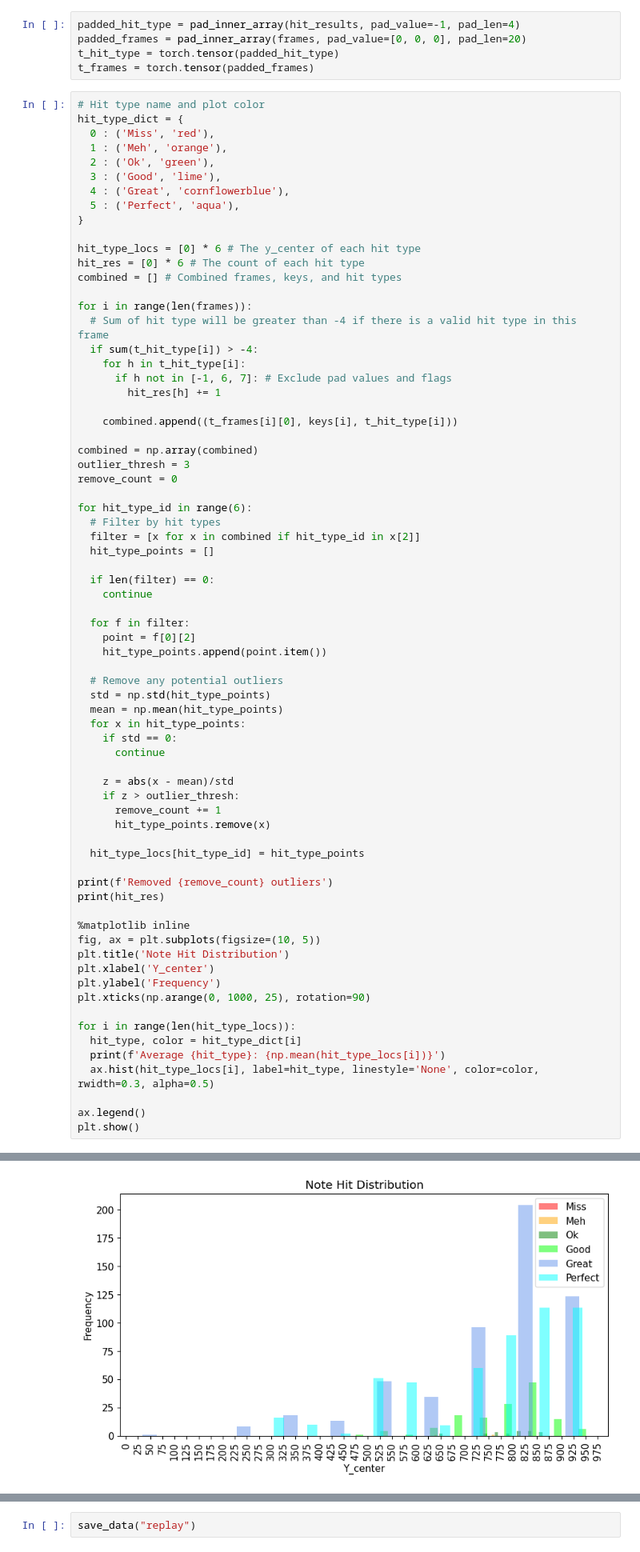
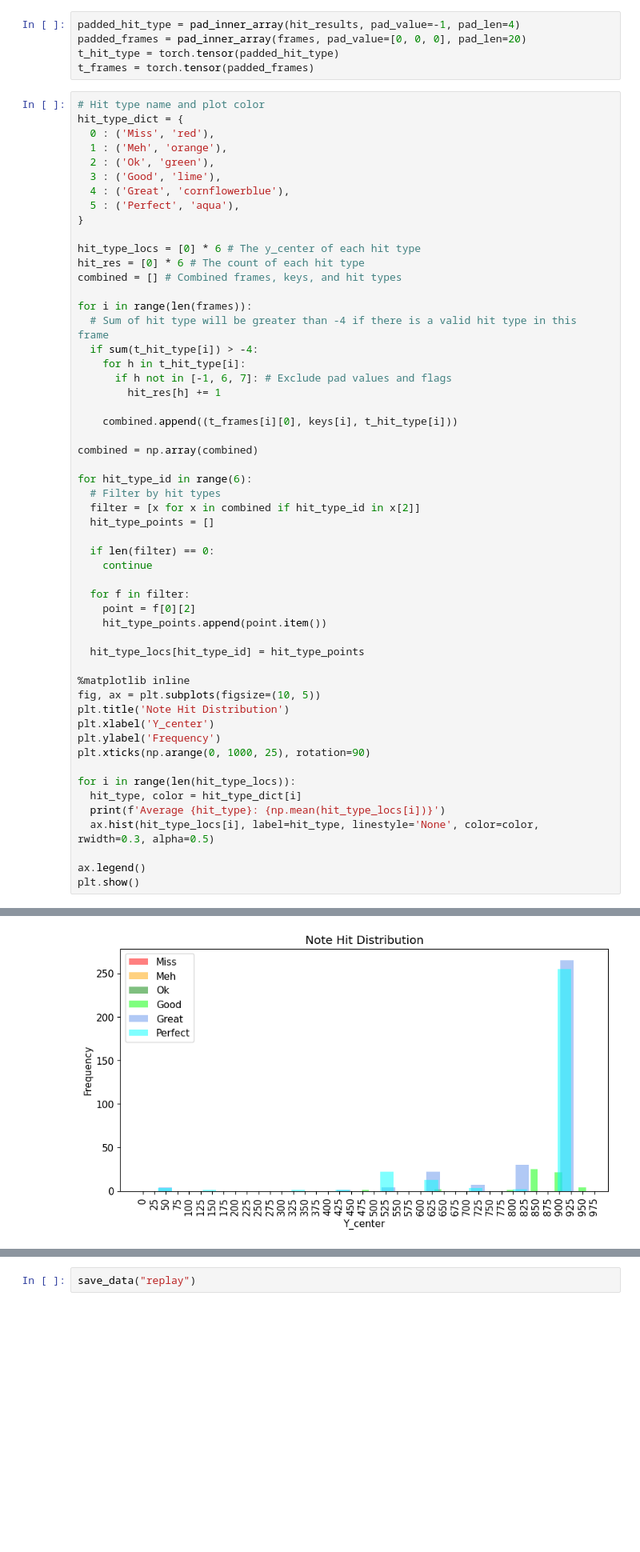
Before and after one commit to tianye-chen/Osu-mania-RL-agent, a Jupyter notebook: record_demo.ipynb, the cells around one changed output, grey strips where cells are left out. Shown at 80% size. Drawn from its saved outputs; the diff is of its cells as text; blank space fills up the shorter version.

```diff
--- a/record_demo.ipynb
+++ b/record_demo.ipynb
@@ -214,8 +153,6 @@ for i in range(len(frames)):
     combined.append((t_frames[i][0], keys[i], t_hit_type[i]))
 
 combined = np.array(combined)
-outlier_thresh = 3
-remove_count = 0
 
 for hit_type_id in range(6):
   # Filter by hit types
@@ -229,22 +166,7 @@ for hit_type_id in range(6):
     point = f[0][2]
     hit_type_points.append(point.item())
 
-  # Remove any potential outliers
-  std = np.std(hit_type_points)
-  mean = np.mean(hit_type_points)
-  for x in hit_type_points:
-    if std == 0:
-      continue
-
-    z = abs(x - mean)/std
-    if z > outlier_thresh:
-      remove_count += 1
-      hit_type_points.remove(x)
-
   hit_type_locs[hit_type_id] = hit_type_points
-
-print(f'Removed {remove_count} outliers')
-print(hit_res)
 
 %matplotlib inline
 fig, ax = plt.subplots(figsize=(10, 5))
@@ -272,4 +192,4 @@ Average Perfect: 760.9627450980392
-[figure, old version]
+[figure, new version]
 # %%
 def save_data(name):
     os.makedirs('./expert_demo/', exist_ok=True)
```
Also changed, not shown: parts of 6 cells of this notebook, 7 other files.
